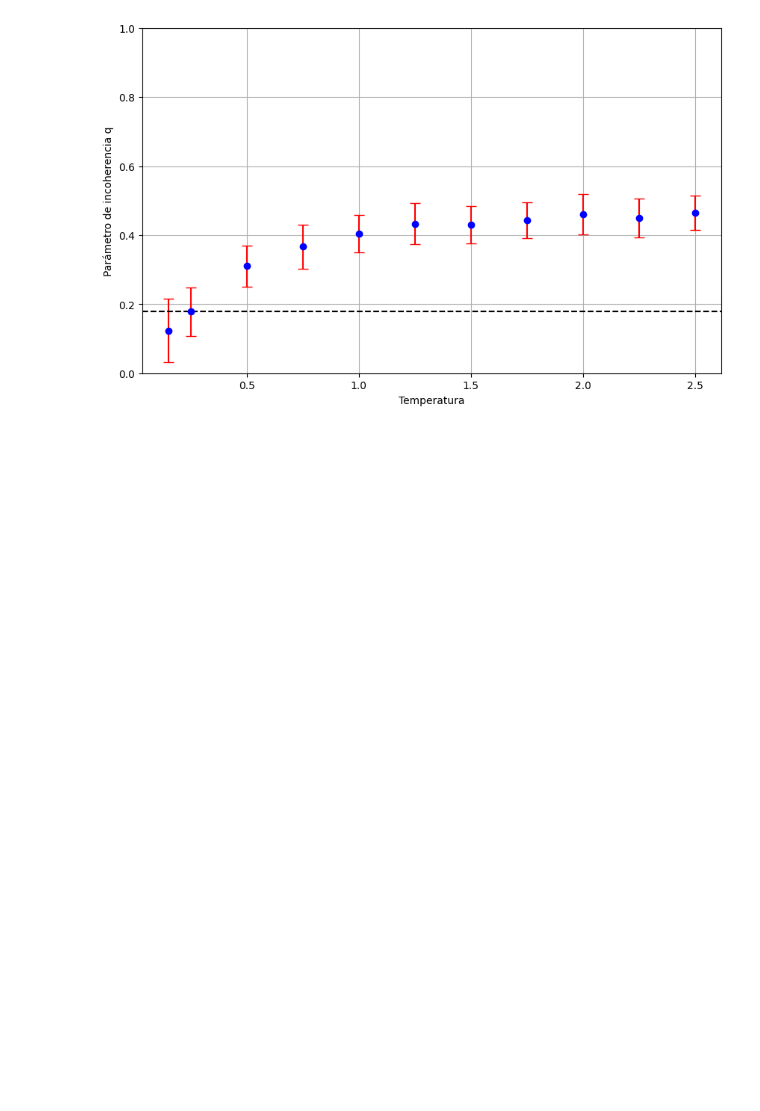
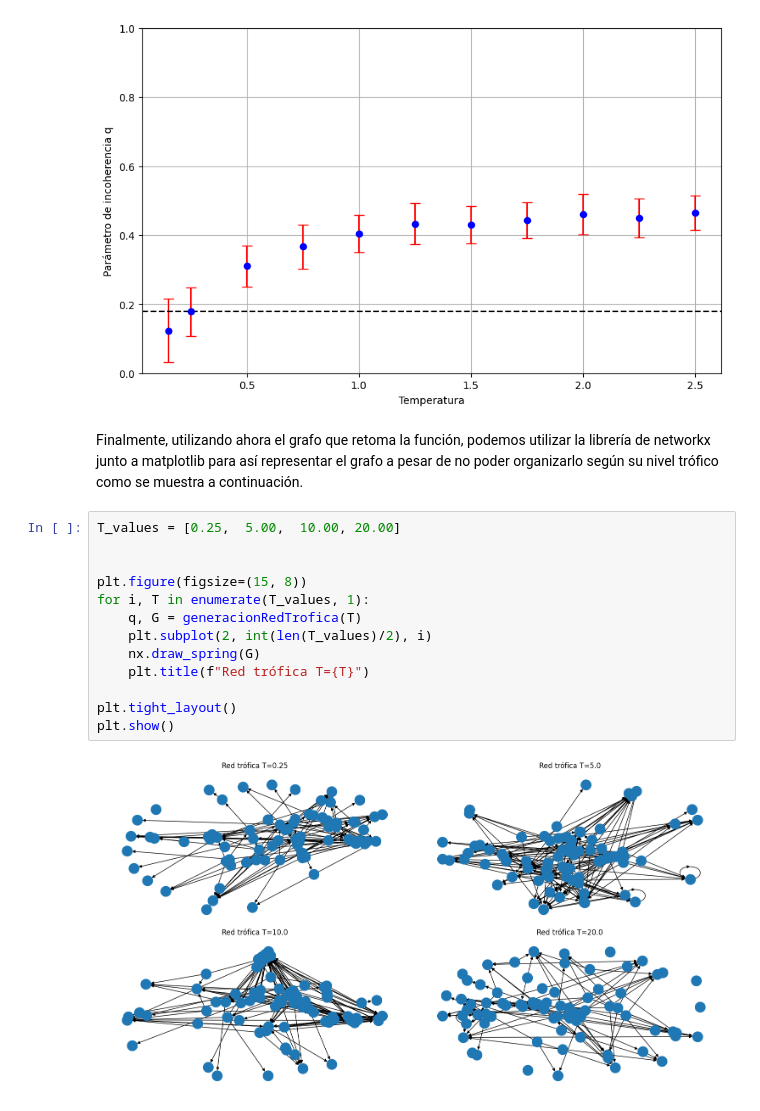
Before and after one commit to ashybabashyba/RedesComplejasUGR, a Jupyter notebook: InformeParte2.ipynb, the cells around one changed output. Drawn from its saved outputs; the diff is of its cells as text; blank space fills up the shorter version.

```diff
--- a/InformeParte2.ipynb
+++ b/InformeParte2.ipynb
@@ -182,3 +182,20 @@ plt.grid(True)
 plt.show()
 # %% [output]
 [figure]
+# %% [markdown]
+Finalmente, utilizando ahora el grafo que retoma la función, podemos utilizar la librería de networkx junto a matplotlib para así representar el grafo a pesar de no poder organizarlo según su nivel trófico como se muestra a continuación.
+# %%
+T_values = [0.25,  5.00,  10.00, 20.00]
+
+
+plt.figure(figsize=(15, 8))
+for i, T in enumerate(T_values, 1):
+    q, G = generacionRedTrofica(T)
+    plt.subplot(2, int(len(T_values)/2), i)
+    nx.draw_spring(G)
+    plt.title(f"Red trófica T={T}")
+
+plt.tight_layout()
+plt.show()
+# %% [output]
+[figure, added]
```
Also changed, not shown: parts of 2 cells of this notebook.
